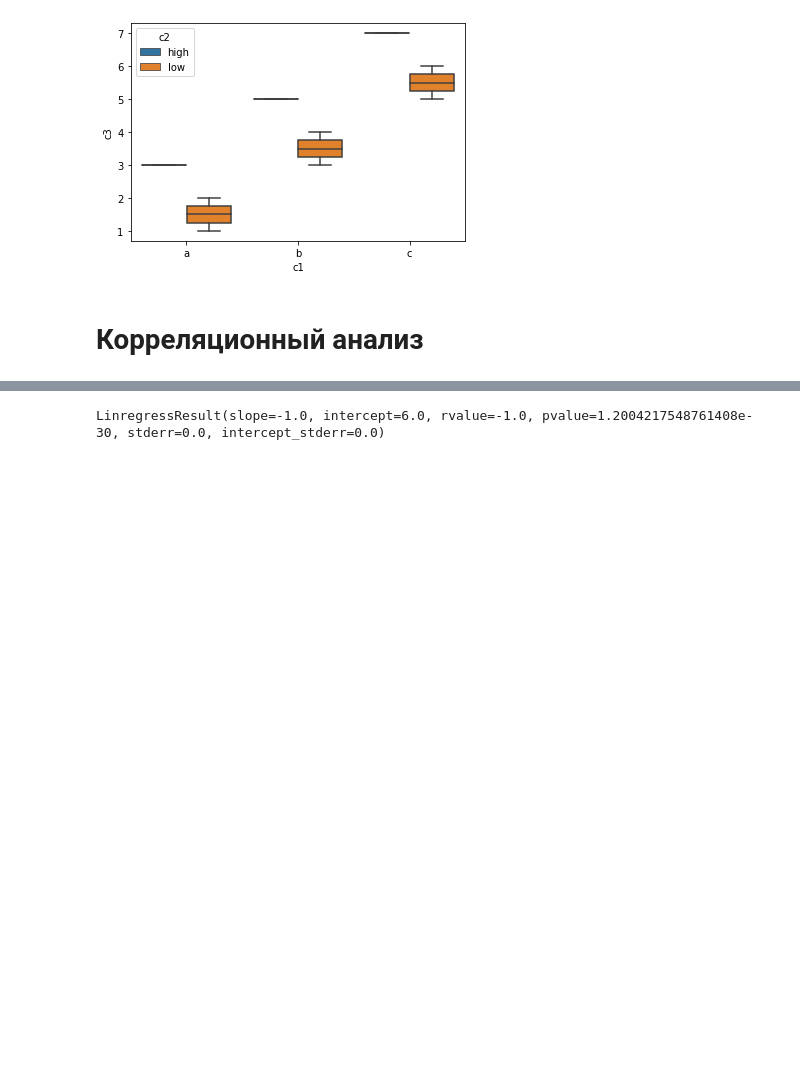
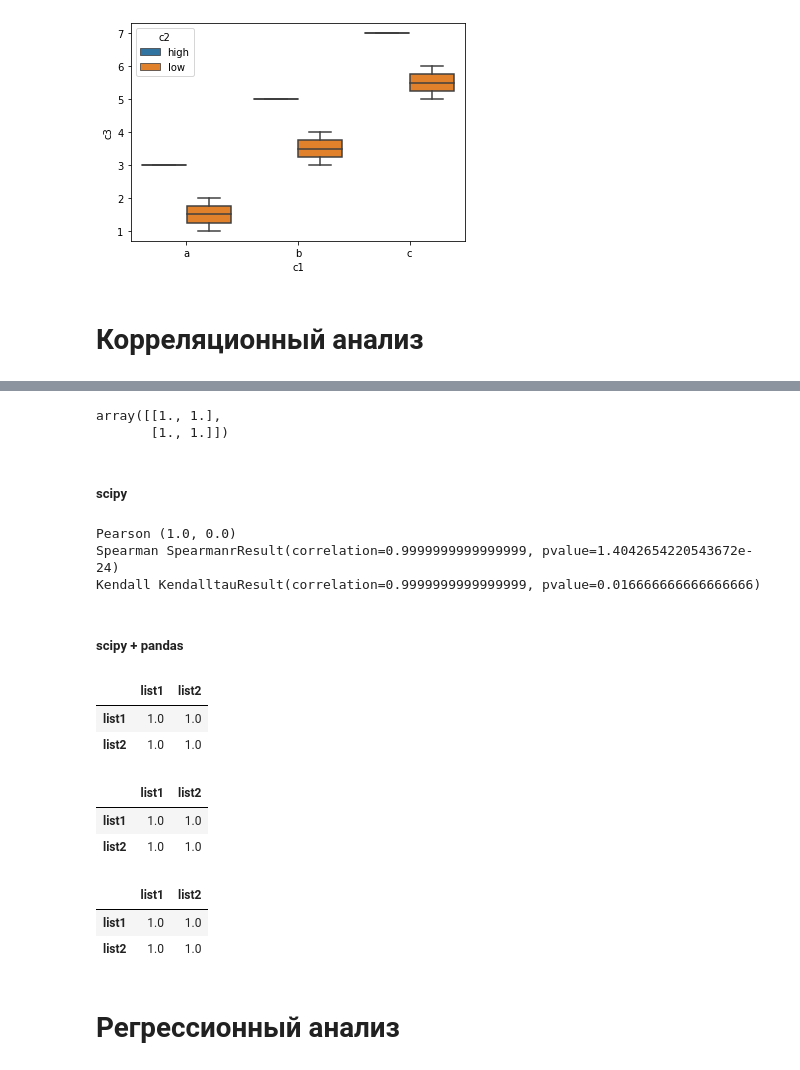
Before and after one commit to AleksTaube/Methods_of_statistical_analysis_on_Python, a Jupyter notebook: statistics_analysis_algorithm.ipynb, the cells around one changed output, grey strips where cells are left out. Saved outputs shown, nothing was run; the diff lists cells and outputs as text; code cells hidden in the pictures; blank space fills up the shorter version.

```diff
--- a/statistics_analysis_algorithm.ipynb
+++ b/statistics_analysis_algorithm.ipynb
@@ -638,6 +640,49 @@ numpy.corrcoef(list1, list2)[0, 1]
-# %%
-from scipy.stats import linregress
-linregress(list1, list2)
-#also works with a two-row pandas.DataFrame: lineregress(two_row_df)
-# %% [output]
-LinregressResult(slope=-1.0, intercept=6.0, rvalue=-1.0, pvalue=1.2004217548761408e-30, stderr=0.0, intercept_stderr=0.0)
+# %%
+np.corrcoef(list1, list2)
+# %% [output]
+array([[1., 1.],
+       [1., 1.]])
+# %% [markdown]
+##### scipy
+# %%
+import scipy.stats as st
+
+list1 = [1, 2, 3, 4, 5]
+list2 = [4, 6, 8, 10, 12]
+
+print('Pearson', st.pearsonr(list1, list2))
+print ('Spearman', st.spearmanr(list1, list2))
+print('Kendall', st.kendalltau(list1, list2) )
+# %% [output]
+Pearson (1.0, 0.0)
+Spearman SpearmanrResult(correlation=0.9999999999999999, pvalue=1.4042654220543672e-24)
+Kendall KendalltauResult(correlation=0.9999999999999999, pvalue=0.016666666666666666)
+# %% [markdown]
+##### scipy + pandas
+# %%
+import scipy.stats as st
+import pandas as pd
+
+data = {'list1':[1, 2, 3, 4, 5],'list2':[4, 6, 8, 10, 12]}
+df = pd.DataFrame(data, columns = ['list1','list2'])
+
+
+df.corr()
+# %% [output]
+|  | list1 | list2 |
+| list1 | 1.0 | 1.0 |
+| list2 | 1.0 | 1.0 |
+# %%
+df.corr(method='spearman')
+# %% [output]
+|  | list1 | list2 |
+| list1 | 1.0 | 1.0 |
+| list2 | 1.0 | 1.0 |
+# %%
+df.corr(method='kendall')
+# %% [output]
+|  | list1 | list2 |
+| list1 | 1.0 | 1.0 |
+| list2 | 1.0 | 1.0 |
+# %% [markdown]
+# Регрессионный анализ
```
Also changed, not shown: parts of 14 cells of this notebook.
